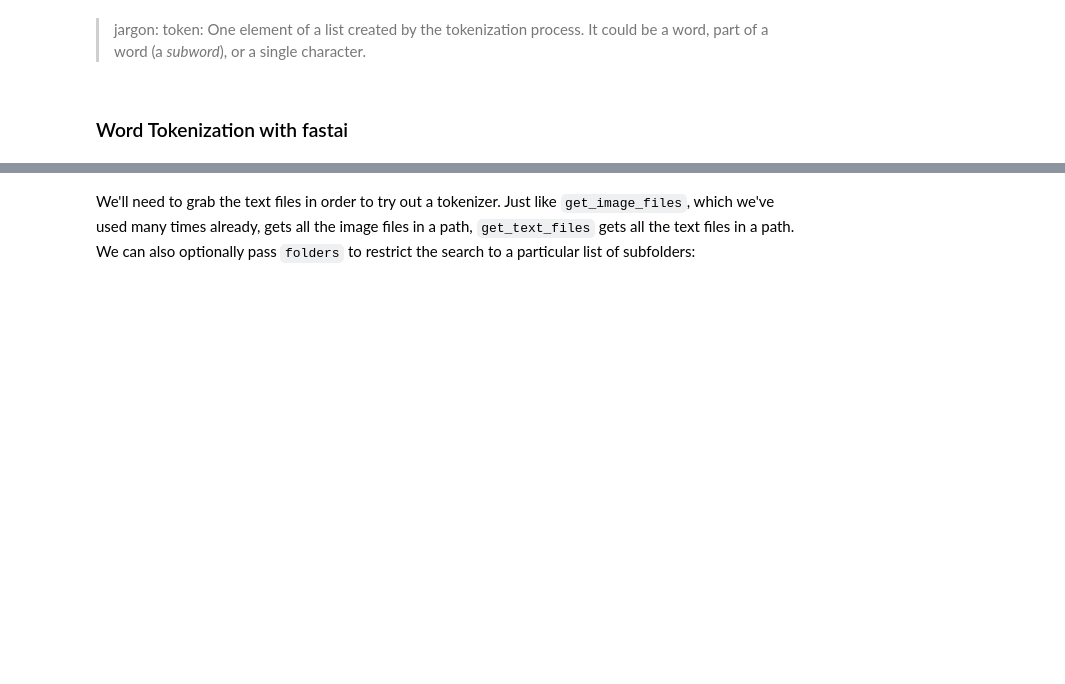
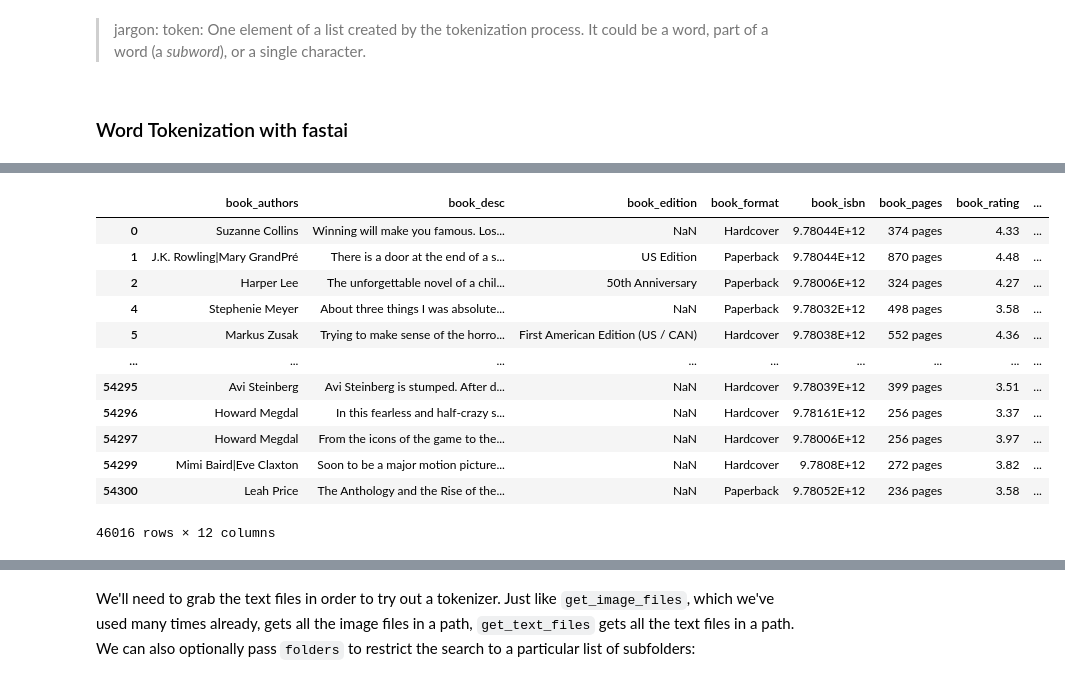
Before and after one commit to afortuny/DeepLearningFastAI, a Jupyter notebook: 11_nlp.ipynb, the cells around one changed output, grey strips where cells are left out. Drawn from its saved outputs; the diff is of its cells as text; code cells hidden in the pictures; blank space fills up the shorter version.

Commit message:
begin the adaptation to the books data set, manage to filter english books

```diff
--- a/11_nlp.ipynb
+++ b/11_nlp.ipynb
@@ -79,0 +86,3 @@ Let's try it out with the IMDb dataset that we used in <<chapter_intro>>:
+# %%
+# load the labels
+df = pd.read_csv('/content/gdrive/MyDrive/NLP/book_data.csv')
@@ -80,3 +104,26 @@ Let's try it out with the IMDb dataset that we used in <<chapter_intro>>:
+# %%
+# detect english descriptions and keep only those
+def detect_en(text):
+    try:
+        return detect(text) == 'en'
+    except:
+        return False
+
+df = df[df['book_desc'].apply(detect_en)]
+# %% [output]
+|  | book_authors | book_desc | book_edition | book_format | book_isbn | book_pages | book_rating | ... |
+| 0 | Suzanne Collins | Winning will make you famous. Los... | NaN | Hardcover | 9.78044E+12 | 374 pages | 4.33 | ... |
+| 1 | J.K. Rowling|Mary GrandPré | There is a door at the end of a s... | US Edition | Paperback | 9.78044E+12 | 870 pages | 4.48 | ... |
+| 2 | Harper Lee | The unforgettable novel of a chil... | 50th Anniversary | Paperback | 9.78006E+12 | 324 pages | 4.27 | ... |
+| 4 | Stephenie Meyer | About three things I was absolute... | NaN | Paperback | 9.78032E+12 | 498 pages | 3.58 | ... |
+| 5 | Markus Zusak | Trying to make sense of the horro... | First American Edition (US / CAN) | Hardcover | 9.78038E+12 | 552 pages | 4.36 | ... |
+| ... | ... | ... | ... | ... | ... | ... | ... | ... |
+| 54295 | Avi Steinberg | Avi Steinberg is stumped. After d... | NaN | Hardcover | 9.78039E+12 | 399 pages | 3.51 | ... |
+| 54296 | Howard Megdal | In this fearless and half-crazy s... | NaN | Hardcover | 9.78161E+12 | 256 pages | 3.37 | ... |
+| 54297 | Howard Megdal | From the icons of the game to the... | NaN | Hardcover | 9.78006E+12 | 256 pages | 3.97 | ... |
+| 54299 | Mimi Baird|Eve Claxton | Soon to be a major motion picture... | NaN | Hardcover | 9.7808E+12 | 272 pages | 3.82 | ... |
+| 54300 | Leah Price | The Anthology and the Rise of the... | NaN | Paperback | 9.78052E+12 | 236 pages | 3.58 | ... |
+46016 rows × 12 columns
 # %%
 from fastai.text.all import *
 path = untar_data(URLs.IMDB)
```
Also changed, not shown: parts of 54 cells of this notebook.
